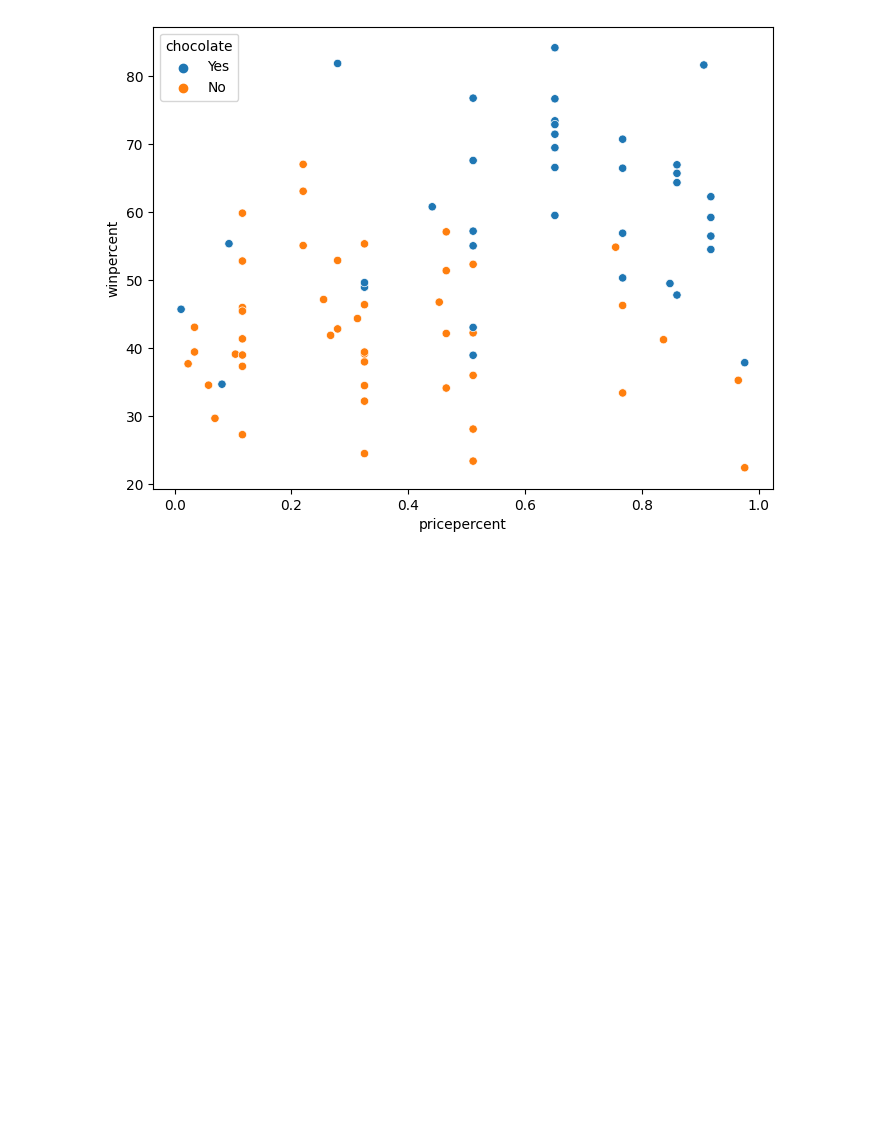
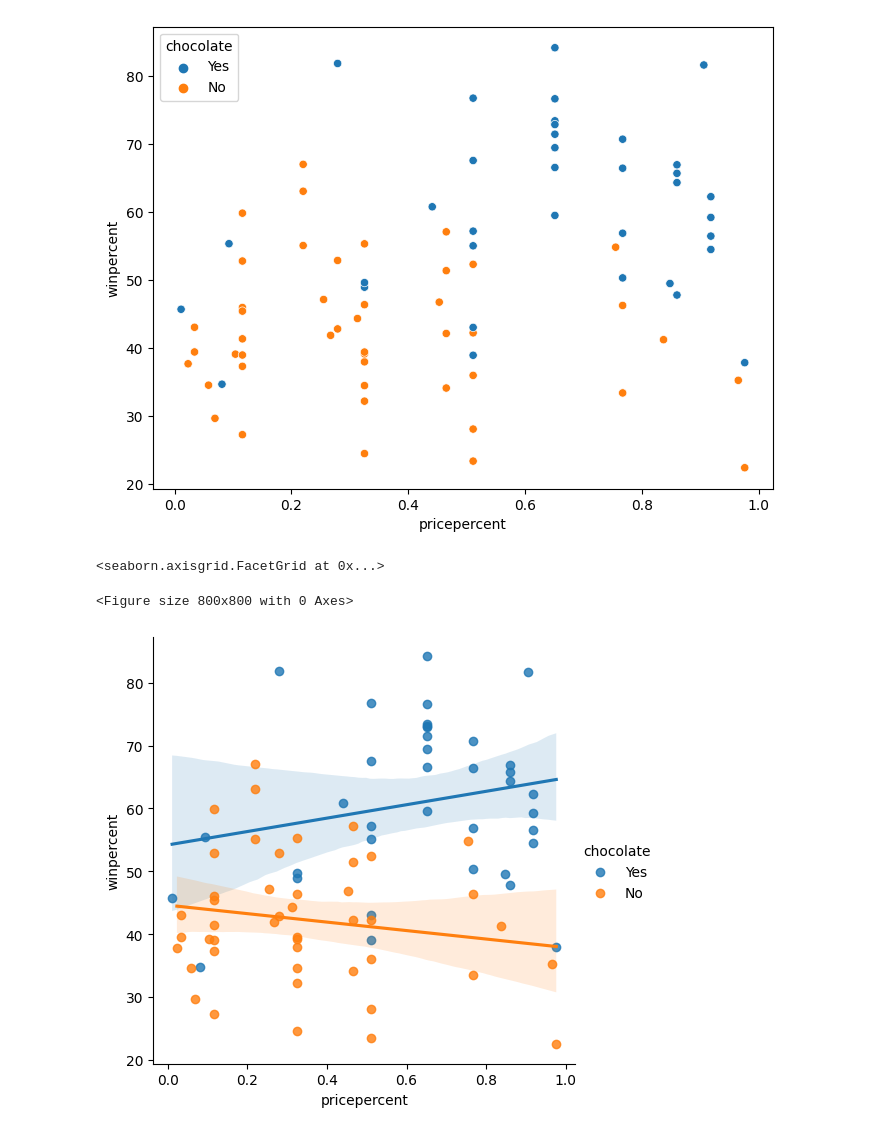
Before and after one commit to MoroderMind/learning, a Jupyter notebook: seaborn_exercises/3. Scatterplots.ipynb, the cells around one changed output. Cells and saved outputs as stored; diff of their text form; code cells hidden in the pictures; blank space fills up the shorter version.

```diff
--- a/seaborn_exercises/3. Scatterplots.ipynb
+++ b/seaborn_exercises/3. Scatterplots.ipynb
@@ -45,0 +44,9 @@ sns.scatterplot(x=candy_data['pricepercent'], y=candy_data['winpercent'], hue=ca
+# %%
+# Doing the same, but now with a regression line for each class
+# Using Lmplot
+plt.figure(figsize=(8,8))
+sns.lmplot(x='pricepercent', y='winpercent', hue='chocolate', data=candy_data)
+# %% [output]
+<seaborn.axisgrid.FacetGrid at 0x...>
+<Figure size 800x800 with 0 Axes>
+[figure, added]
```
Also changed, not shown: parts of 2 cells of this notebook, 9 other files.
